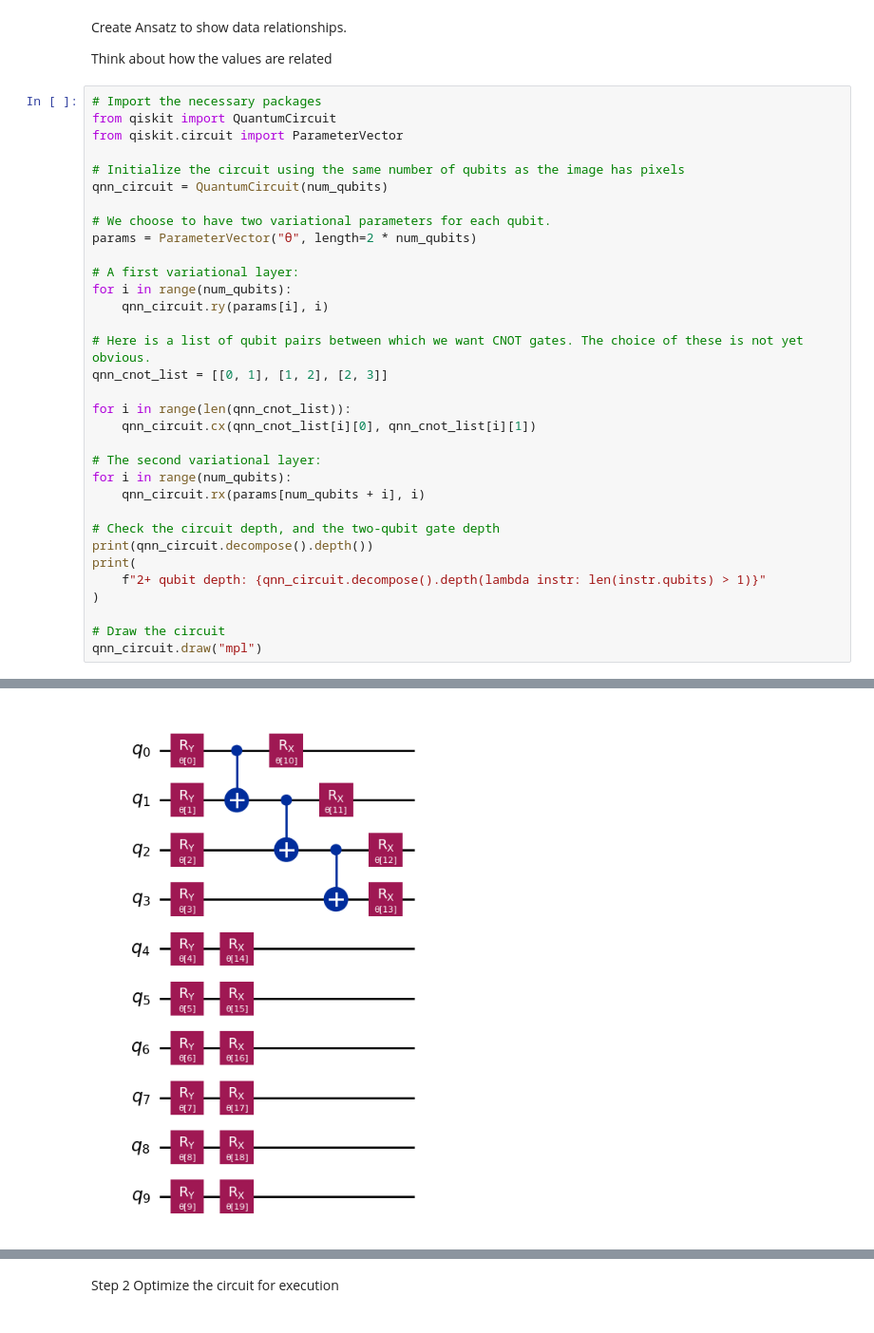
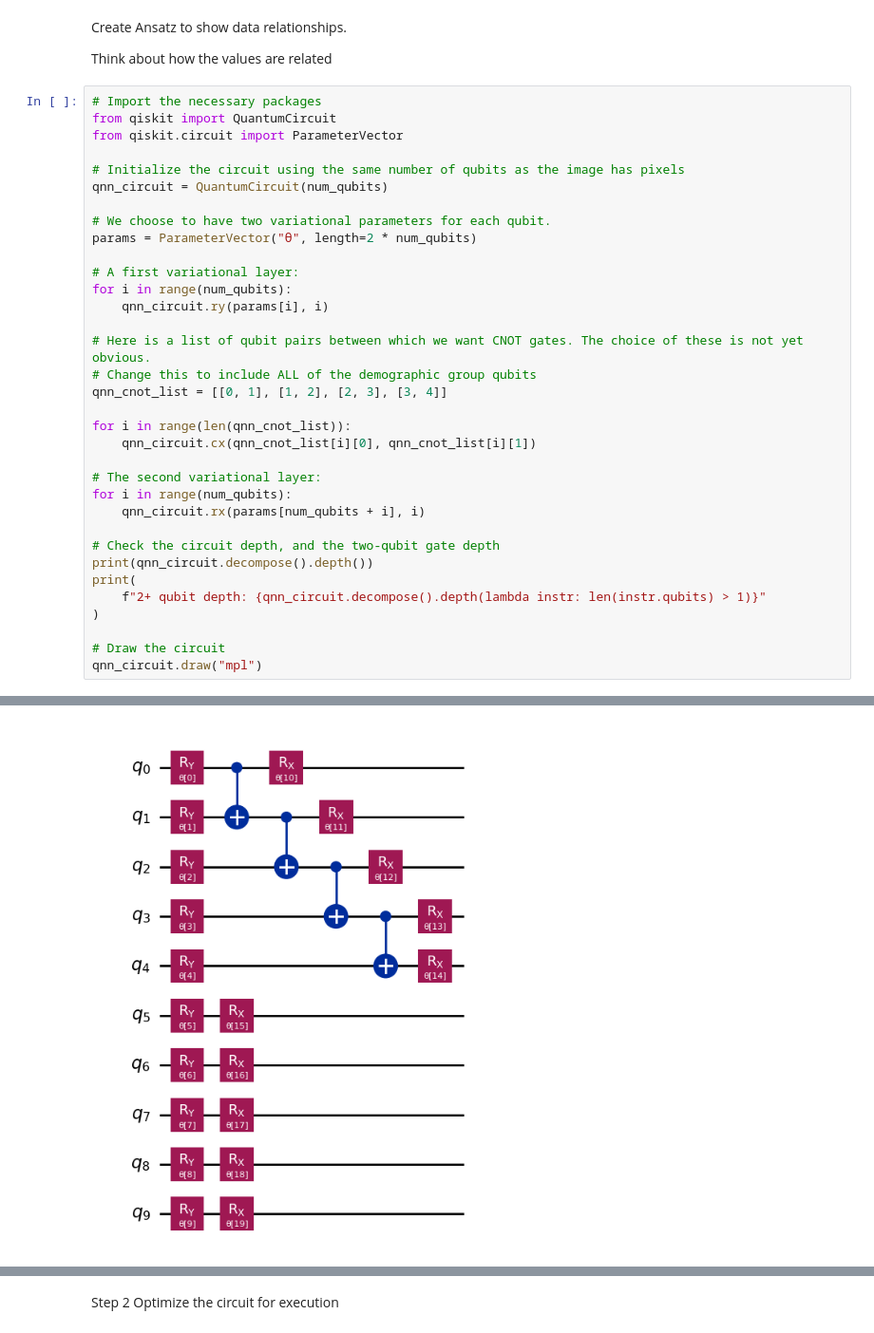
Before and after one commit to peoplesinc/air-pollution-data, a Jupyter notebook: baltimore-figures/baltimore_qml.ipynb, the cells around one changed output, grey strips where cells are left out. Shown at 95% size. Saved outputs shown, nothing was run; the diff lists cells and outputs as text.

```diff
--- a/baltimore-figures/baltimore_qml.ipynb
+++ b/baltimore-figures/baltimore_qml.ipynb
@@ -271,7 +235,8 @@ for i in range(num_qubits):
     qnn_circuit.ry(params[i], i)
 
 # Here is a list of qubit pairs between which we want CNOT gates. The choice of these is not yet obvious.
-qnn_cnot_list = [[0, 1], [1, 2], [2, 3]]
+# Change this to include ALL of the demographic group qubits
+qnn_cnot_list = [[0, 1], [1, 2], [2, 3], [3, 4]]
 
 for i in range(len(qnn_cnot_list)):
     qnn_circuit.cx(qnn_cnot_list[i][0], qnn_cnot_list[i][1])
@@ -294,4 +259,4 @@ qnn_circuit.draw("mpl")
-[figure, old version]
+[figure, new version]
 # %%
 # QNN ansatz
 ansatz = qnn_circuit
```
Also changed, not shown: parts of 29 cells of this notebook.
